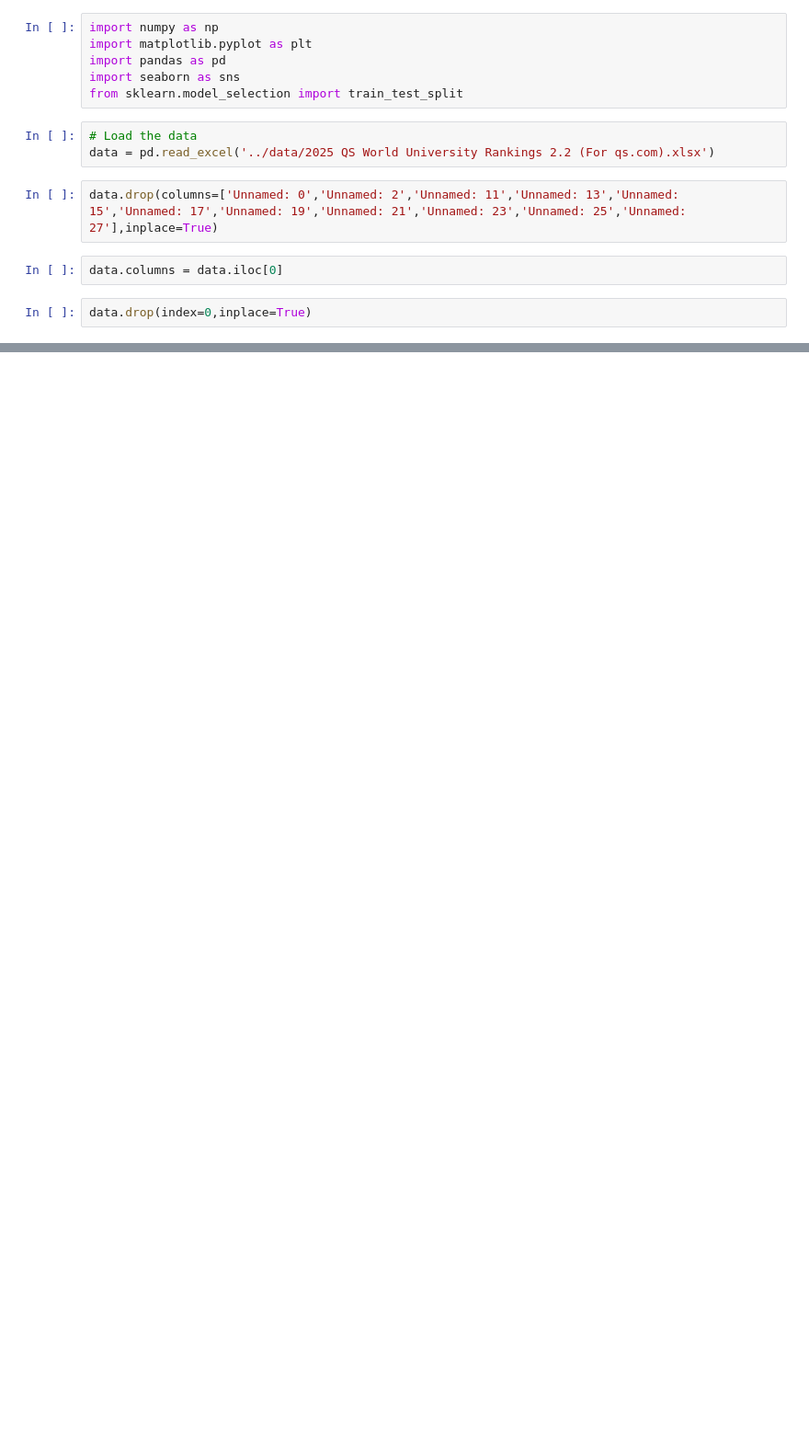
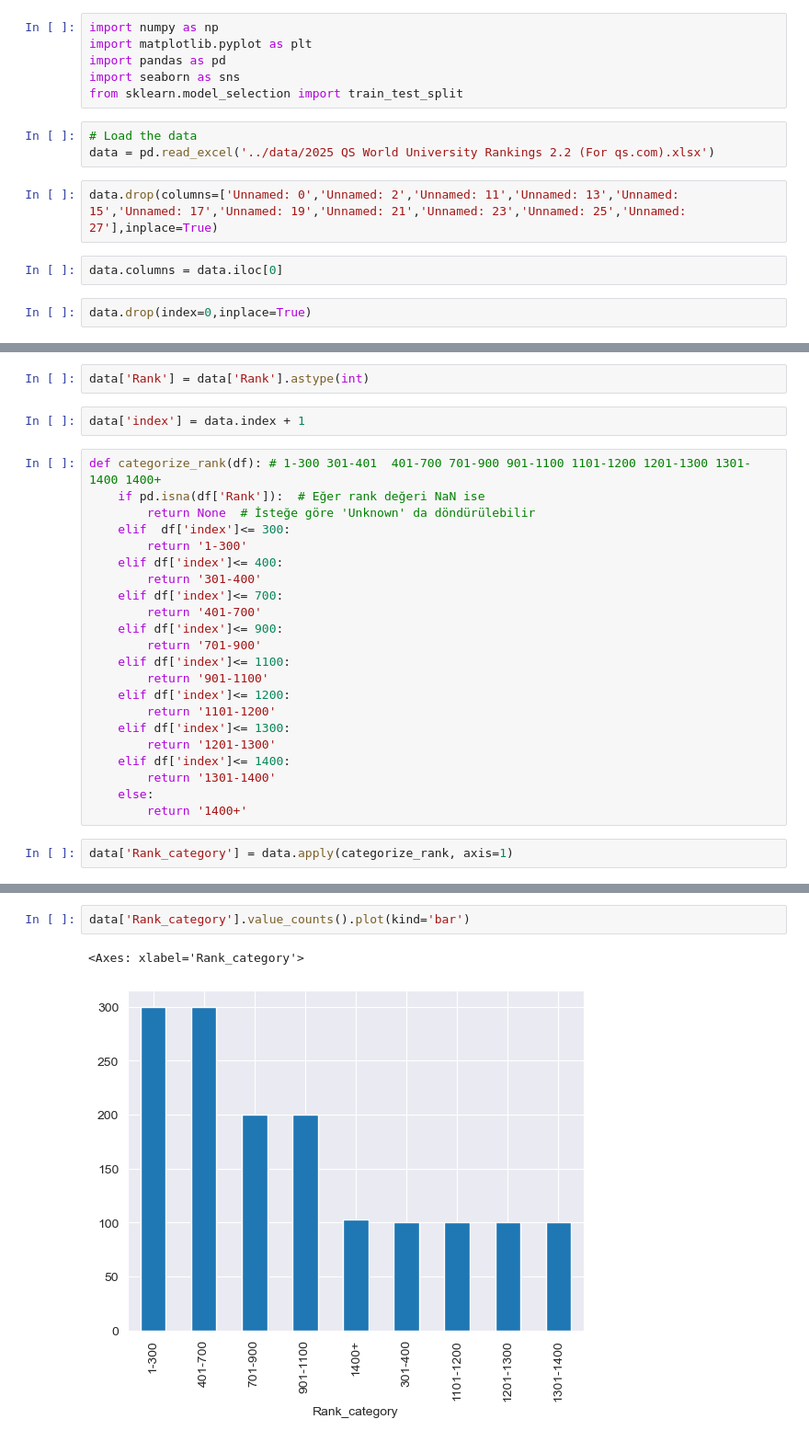
Before and after one commit to firatege/edu-rank-prediction, a Jupyter notebook: src/qs-notbook.ipynb, the cells around one changed output, grey strips where cells are left out. Shown: that part at 92% size. Drawn from its saved outputs; the diff is of its cells as text; blank space fills up the shorter version.

```diff
--- a/src/qs-notbook.ipynb
+++ b/src/qs-notbook.ipynb
@@ -41,0 +64,28 @@ data
+# %%
+data['Rank'] = data['Rank'].astype(int)
+# %%
+data['index'] = data.index + 1
+# %%
+def categorize_rank(df): # 1-300 301-401  401-700 701-900 901-1100 1101-1200 1201-1300 1301-1400 1400+
+    if pd.isna(df['Rank']):  # Eğer rank değeri NaN ise
+        return None  # İsteğe göre 'Unknown' da döndürülebilir
+    elif  df['index']<= 300:
+        return '1-300'
+    elif df['index']<= 400:
+        return '301-400'
+    elif df['index']<= 700:
+        return '401-700'
+    elif df['index']<= 900:
+        return '701-900'
+    elif df['index']<= 1100:
+        return '901-1100'
+    elif df['index']<= 1200:
+        return '1101-1200'
+    elif df['index']<= 1300:
+        return '1201-1300'
+    elif df['index']<= 1400:
+        return '1301-1400'
+    else:
+        return '1400+'
+# %%
+data['Rank_category'] = data.apply(categorize_rank, axis=1)
@@ -41,0 +106,5 @@ data
+# %%
+data['Rank_category'].value_counts().plot(kind='bar')
+# %% [output]
+<Axes: xlabel='Rank_category'>
+[figure, added]
```
Also changed, not shown: parts of 11 cells of this notebook, 3 other files.
